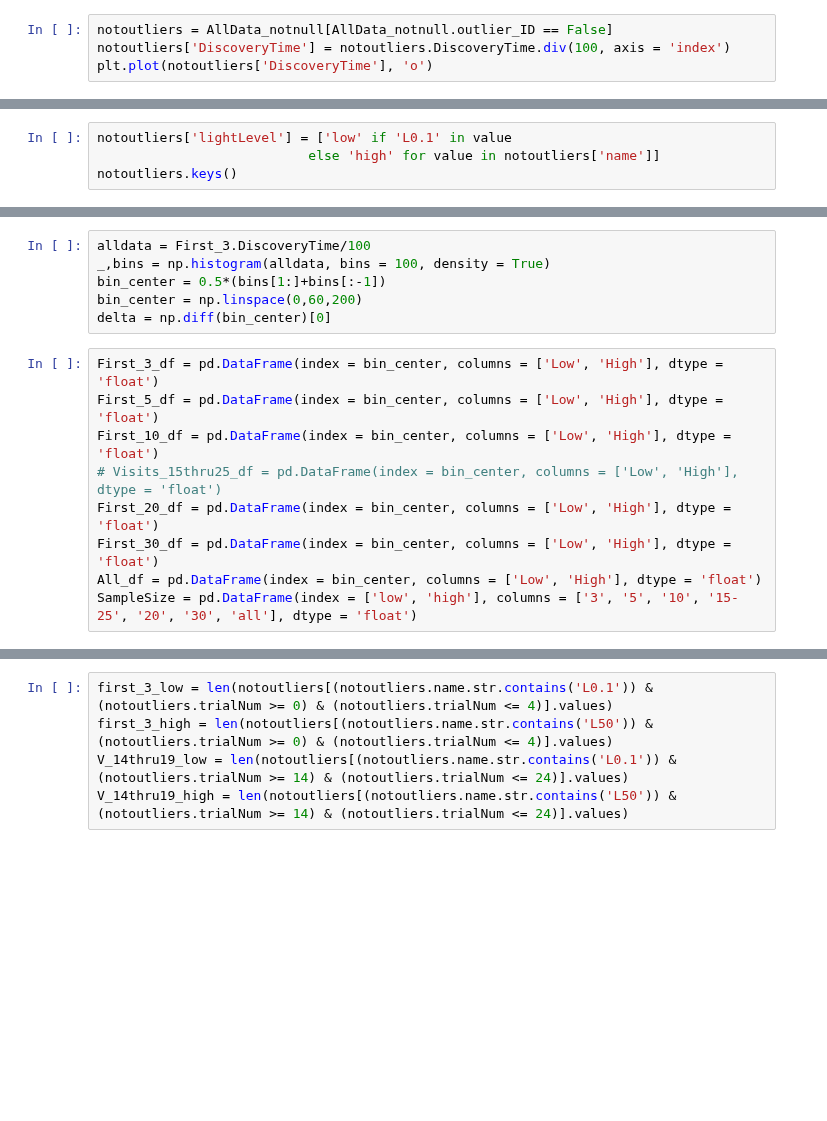
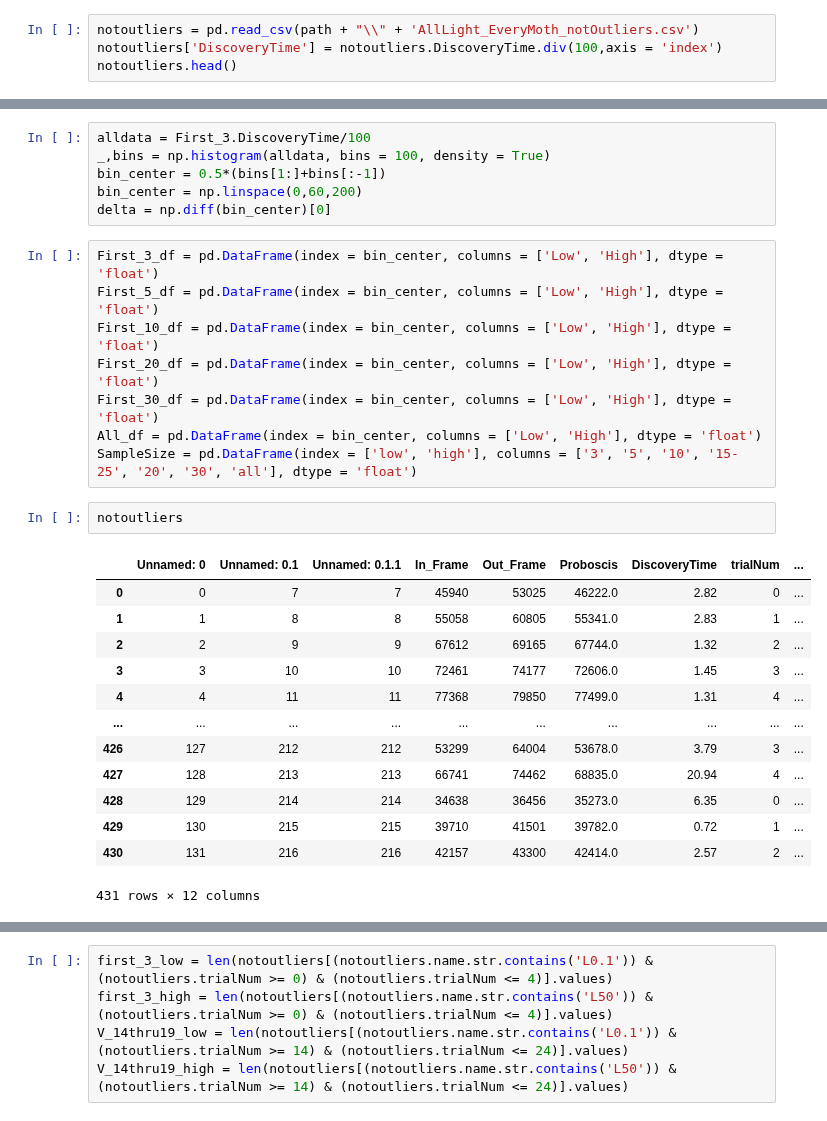
Before and after one commit to itsMahad/ManducaMultiSenseFeeding, a Jupyter notebook: A_Step3_Learning_Curves_And_Probability_Distributions_Git.ipynb, the cells around one changed output, grey strips where cells are left out. Saved outputs shown, nothing was run; the diff lists cells and outputs as text; blank space fills up the shorter version.

Commit message:
Update 8/12: Streamline Stats Analysis
Updates to both scripts to ensure that stats and data generation are compartmentalized

```diff
--- a/A_Step3_Learning_Curves_And_Probability_Distributions_Git.ipynb
+++ b/A_Step3_Learning_Curves_And_Probability_Distributions_Git.ipynb
@@ -66,5 +16,5 @@ plt.plot(AllData_notnull.DiscoveryTime[AllData_notnull.outlier_ID == False]/100,
 # %%
-notoutliers = AllData_notnull[AllData_notnull.outlier_ID == False]
-notoutliers['DiscoveryTime'] = notoutliers.DiscoveryTime.div(100, axis = 'index')
-plt.plot(notoutliers['DiscoveryTime'], 'o')
+notoutliers = pd.read_csv(path + "\\" + 'AllLight_EveryMoth_notOutliers.csv')
+notoutliers['DiscoveryTime'] = notoutliers.DiscoveryTime.div(100,axis = 'index')
+notoutliers.head()
 # %% [output]
@@ -109,7 +55,3 @@ plt.legend()
 # %% [output]
 <matplotlib.legend.Legend at 0x...>
 [figure]
-# %%
-notoutliers['lightLevel'] = ['low' if 'L0.1' in value
-                           else 'high' for value in notoutliers['name']]
-notoutliers.keys()
@@ -369,11 +302,26 @@ delta = np.diff(bin_center)[0]
 First_3_df = pd.DataFrame(index = bin_center, columns = ['Low', 'High'], dtype = 'float')
 First_5_df = pd.DataFrame(index = bin_center, columns = ['Low', 'High'], dtype = 'float')
 First_10_df = pd.DataFrame(index = bin_center, columns = ['Low', 'High'], dtype = 'float')
-# Visits_15thru25_df = pd.DataFrame(index = bin_center, columns = ['Low', 'High'], dtype = 'float')
 First_20_df = pd.DataFrame(index = bin_center, columns = ['Low', 'High'], dtype = 'float')
 First_30_df = pd.DataFrame(index = bin_center, columns = ['Low', 'High'], dtype = 'float')
 All_df = pd.DataFrame(index = bin_center, columns = ['Low', 'High'], dtype = 'float')
 SampleSize = pd.DataFrame(index = ['low', 'high'], columns = ['3', '5', '10', '15-25', '20', '30', 'all'], dtype = 'float')
+# %%
+notoutliers
+# %% [output]
+|  | Unnamed: 0 | Unnamed: 0.1 | Unnamed: 0.1.1 | In_Frame | Out_Frame | Proboscis | DiscoveryTime | trialNum | ... |
+| 0 | 0 | 7 | 7 | 45940 | 53025 | 46222.0 | 2.82 | 0 | ... |
+| 1 | 1 | 8 | 8 | 55058 | 60805 | 55341.0 | 2.83 | 1 | ... |
+| 2 | 2 | 9 | 9 | 67612 | 69165 | 67744.0 | 1.32 | 2 | ... |
+| 3 | 3 | 10 | 10 | 72461 | 74177 | 72606.0 | 1.45 | 3 | ... |
+| 4 | 4 | 11 | 11 | 77368 | 79850 | 77499.0 | 1.31 | 4 | ... |
+| ... | ... | ... | ... | ... | ... | ... | ... | ... | ... |
+| 426 | 127 | 212 | 212 | 53299 | 64004 | 53678.0 | 3.79 | 3 | ... |
+| 427 | 128 | 213 | 213 | 66741 | 74462 | 68835.0 | 20.94 | 4 | ... |
+| 428 | 129 | 214 | 214 | 34638 | 36456 | 35273.0 | 6.35 | 0 | ... |
+| 429 | 130 | 215 | 215 | 39710 | 41501 | 39782.0 | 0.72 | 1 | ... |
+| 430 | 131 | 216 | 216 | 42157 | 43300 | 42414.0 | 2.57 | 2 | ... |
+431 rows × 12 columns
 # %%
 plt.set_cmap('Spectral')
 f2, ax2 = plt.subplots(1,5,sharex = True, sharey = True, figsize = (6.975*2,2.880*2))
```
Also changed, not shown: parts of 9 cells of this notebook, 1 other file.
